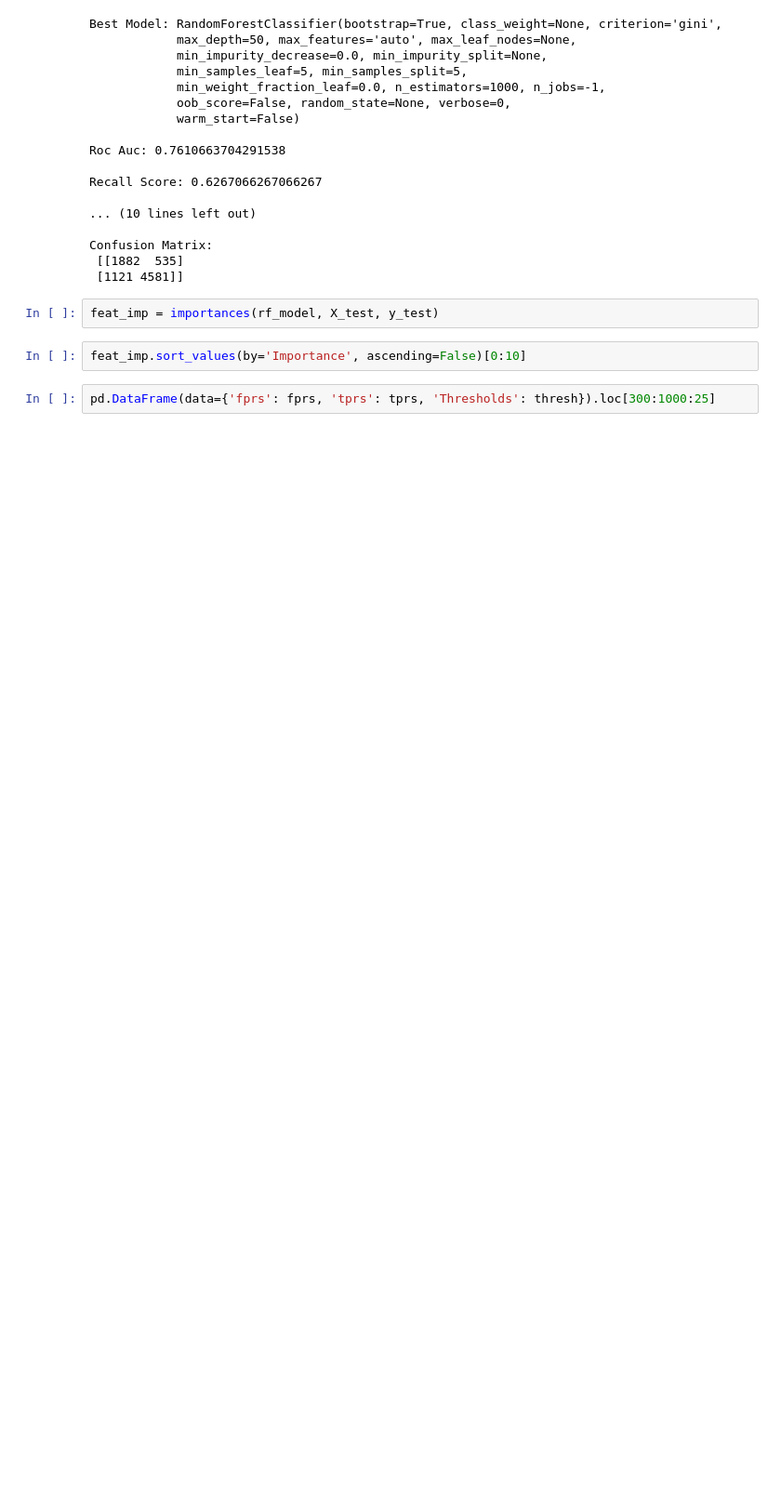
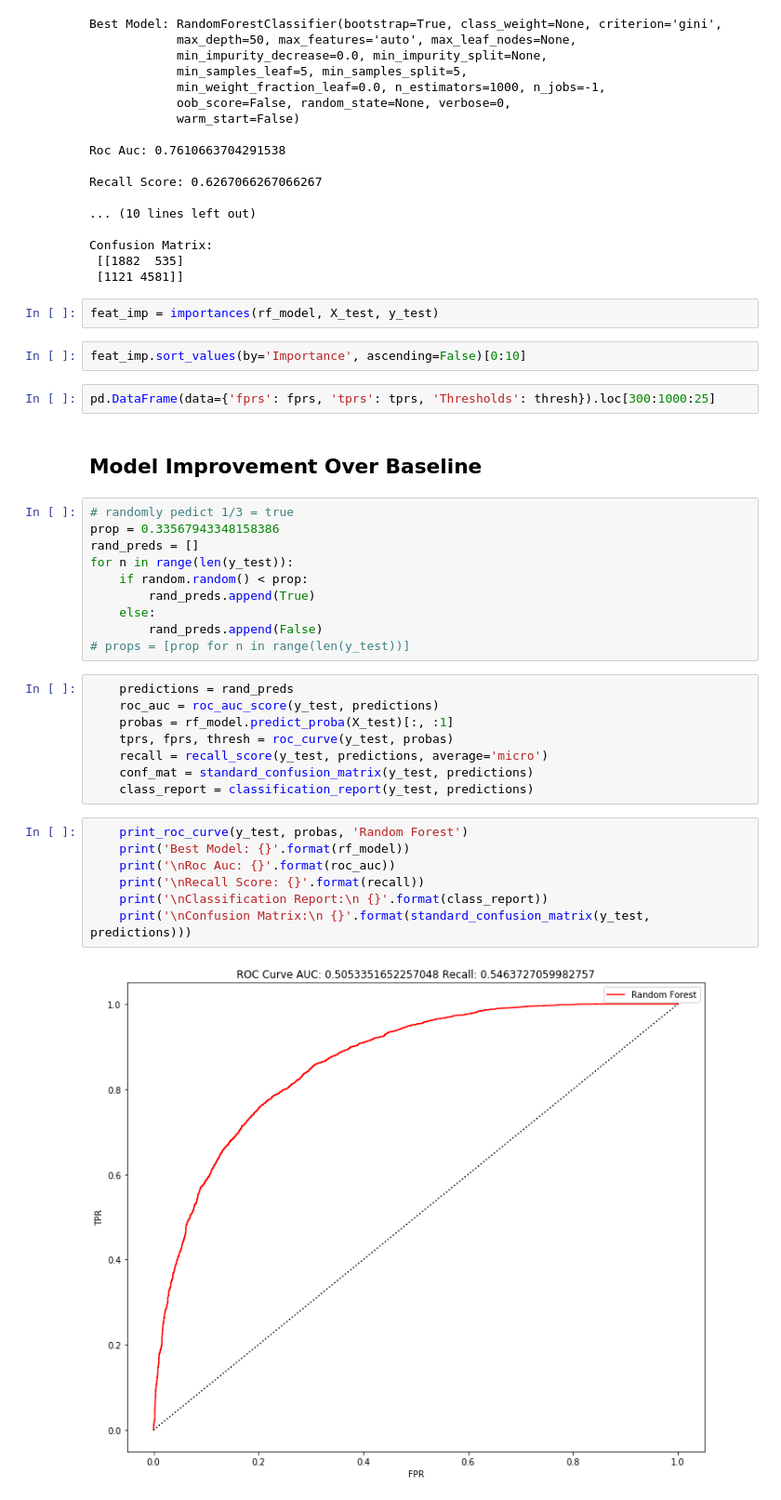
Before and after one commit to jeremymiller00/Predicting-Success-in-Online-Education, a Jupyter notebook: models/random_forest_completion_first_half.ipynb, the cells around one changed output. Shown at 93% size. Drawn from its saved outputs; the diff is of its cells as text; blank space fills up the shorter version.

Commit message:
evaluating models

```diff
--- a/models/random_forest_completion_first_half.ipynb
+++ b/models/random_forest_completion_first_half.ipynb
@@ -118,3 +119,32 @@ feat_imp = importances(rf_model, X_test, y_test)
 feat_imp.sort_values(by='Importance', ascending=False)[0:10]
 # %%
 pd.DataFrame(data={'fprs': fprs, 'tprs': tprs, 'Thresholds': thresh}).loc[300:1000:25]
+# %% [markdown]
+## Model Improvement Over Baseline
+# %%
+# randomly pedict 1/3 = true
+prop = 0.33567943348158386
+rand_preds = []
+for n in range(len(y_test)):
+    if random.random() < prop:
+        rand_preds.append(True)
+    else:
+        rand_preds.append(False)
+# props = [prop for n in range(len(y_test))]
+# %%
+    predictions = rand_preds
+    roc_auc = roc_auc_score(y_test, predictions)
+    probas = rf_model.predict_proba(X_test)[:, :1]
+    tprs, fprs, thresh = roc_curve(y_test, probas)
+    recall = recall_score(y_test, predictions, average='micro')
+    conf_mat = standard_confusion_matrix(y_test, predictions)
+    class_report = classification_report(y_test, predictions)
+# %%
+    print_roc_curve(y_test, probas, 'Random Forest')
+    print('Best Model: {}'.format(rf_model))
+    print('\nRoc Auc: {}'.format(roc_auc))
+    print('\nRecall Score: {}'.format(recall))
+    print('\nClassification Report:\n {}'.format(class_report))
+    print('\nConfusion Matrix:\n {}'.format(standard_confusion_matrix(y_test, predictions)))
+# %% [output]
+[figure, added]
```
Also changed, not shown: parts of 2 cells of this notebook, 11 other files.
